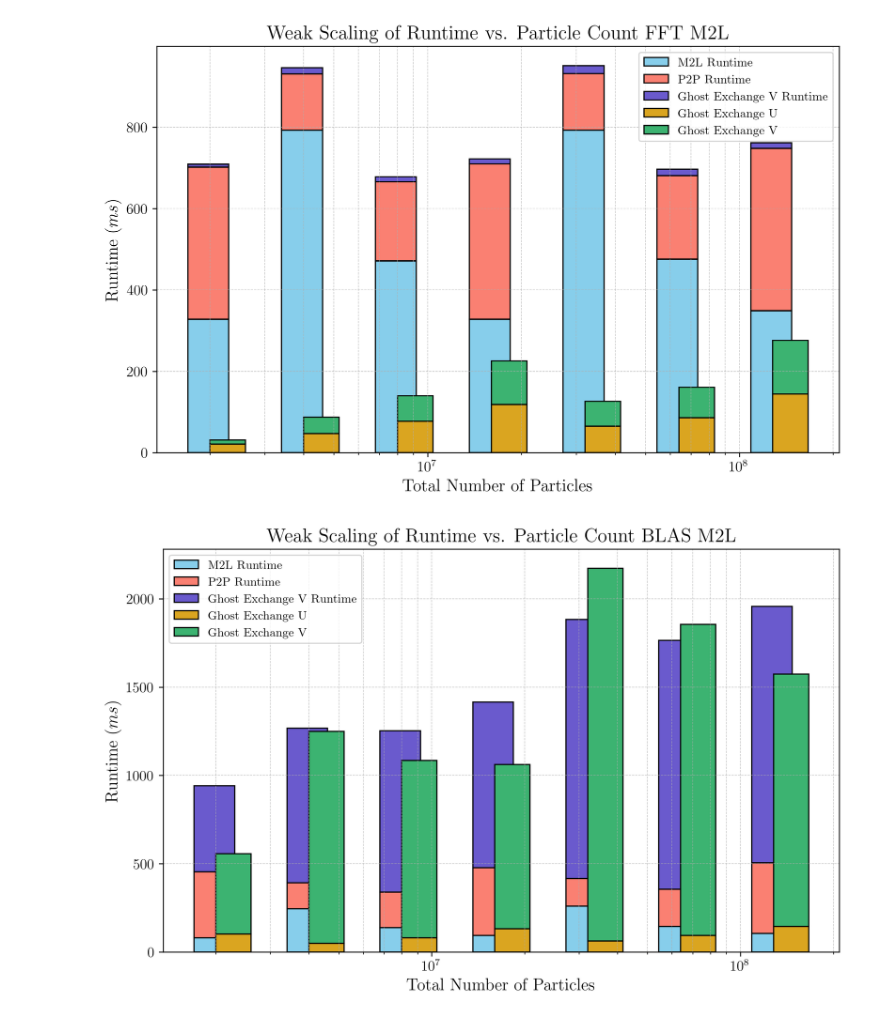
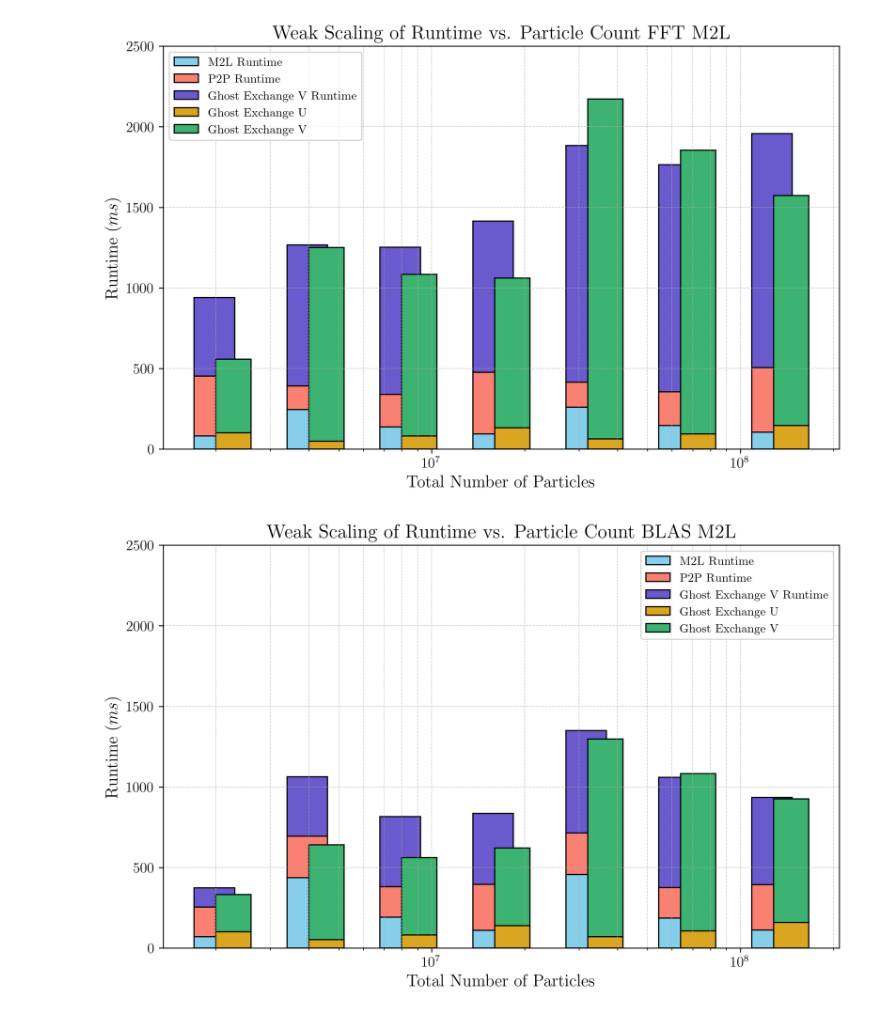
Before and after one commit to bempp/kifmm, a Jupyter notebook: hpc/archer2/data/weak/Weak Scaling.ipynb, the cells around one changed output. Saved outputs shown, nothing was run; the diff lists cells and outputs as text; code cells hidden in the pictures.

```diff
--- a/hpc/archer2/data/weak/Weak Scaling.ipynb
+++ b/hpc/archer2/data/weak/Weak Scaling.ipynb
@@ -6,7 +6,12 @@ import matplotlib.pyplot as plt
 from matplotlib import rcParams
 # %%
 fft = pd.read_csv('weak_fft_7913527.csv')
-blas = pd.read_csv('weak_blas_7913901.csv')
+
+# Strategy 1, where 1 MPI process per CCX, max 32 per archer node
+blas1 = pd.read_csv('weak_blas_7913901.csv')
+
+# Strategy 2, 1 MPI process per CCD, max 16 per archer node
+blas2 = pd.read_csv('weak_blas_7920032.csv')
 # %%
 import matplotlib.pyplot as plt
 from matplotlib import rcParams
@@ -57,7 +62,7 @@ def plot_weak_scaling(df, title="Weak Scaling of Runtime vs. Particle Count", sa
 colors = ["#87CEEB", "#FA8072", "#DAA520", "#3CB371", "#6A5ACD", "#FF7F50", "#9932CC", "#FF6347", "#40E0D0"]
 
 
-def plot_weak_scaling_stacked(df, title="Weak Scaling of Runtime vs. Particle Count", save_svg=False, filename="weak_scaling_plot.svg"):
+def plot_weak_scaling_stacked(df, ylims=None, title="Weak Scaling of Runtime vs. Particle Count", save_svg=False, filename="weak_scaling_plot.svg"):
     # Set global font to CMU and enable LaTeX
     rcParams['font.family'] = 'serif'
     rcParams['font.serif'] = ['CMU Serif']  # Use 'CMU Serif' for the main font
@@ -93,9 +98,13 @@ def plot_weak_scaling_stacked(df, title="Weak Scaling of Runtime vs. Particle Co
     ax.bar(n_particles + offset, ghost_exchange_u, width=widths, align='center', color='goldenrod', edgecolor='black', label='Ghost Exchange U')
     ax.bar(n_particles + offset, ghost_exchange_v, bottom=ghost_exchange_u, width=widths, align='center', color='MediumSeaGreen', edgecolor='black', label='Ghost Exchange V')
 
-
     # Set x-axis to logarithmic
     ax.set_xscale('log')
+
+    if ylims:
+        ax.set_ylim(ylims)
+    else:
+        ax.set_ylim(0, runtimes.max()+150)
 
     # Labeling the axes with LaTeX expressions for testing
     ax.set_xlabel(r'Total Number of Particles', fontsize=14)
@@ -112,11 +121,13 @@ def plot_weak_scaling_stacked(df, title="Weak Scaling of Runtime vs. Particle Co
         plt.savefig(filename, format="svg", bbox_inches="tight")
 
     plt.show()
+
+    return ax, fig
 # %%
-plot_weak_scaling_stacked(fft, title="Weak Scaling of Runtime vs. Particle Count FFT M2L")
+ax1, fig1 = plot_weak_scaling_stacked(blas1, ylims=(0, 2500), title="Weak Scaling of Runtime vs. Particle Count FFT M2L")
 # %% [output]
-[figure, old version]
+[figure, new version]
 # %%
-plot_weak_scaling_stacked(blas, title="Weak Scaling of Runtime vs. Particle Count BLAS M2L")
+ax2, fig2 = plot_weak_scaling_stacked(blas2, ylims=(0, 2500), title="Weak Scaling of Runtime vs. Particle Count BLAS M2L")
 # %% [output]
-[figure, old version]
+[figure, new version]
```
Also changed, not shown: parts of 1 cell of this notebook, 10 other files.
